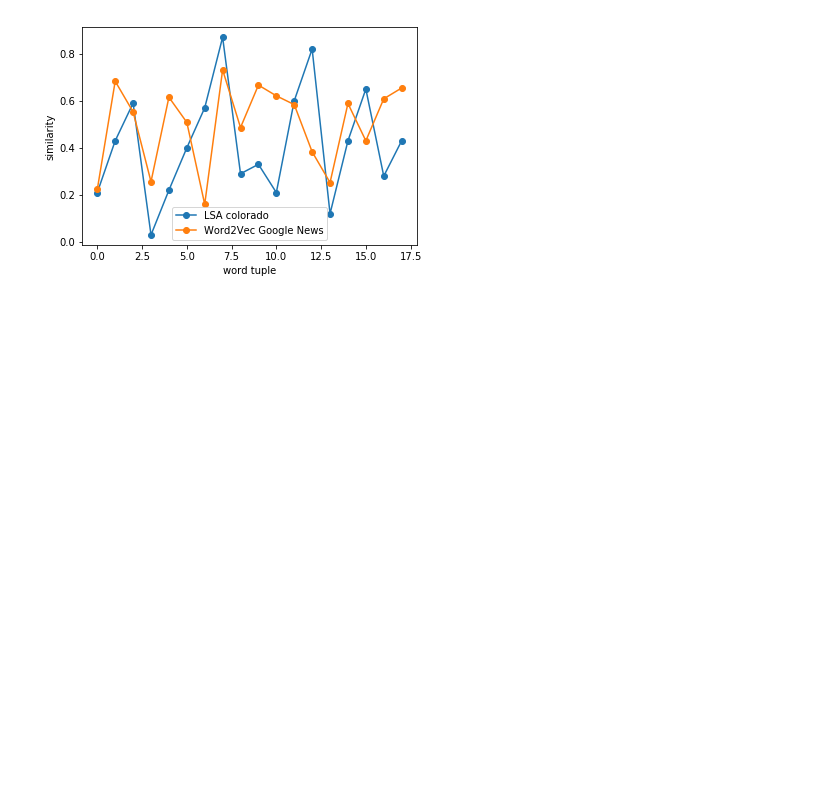
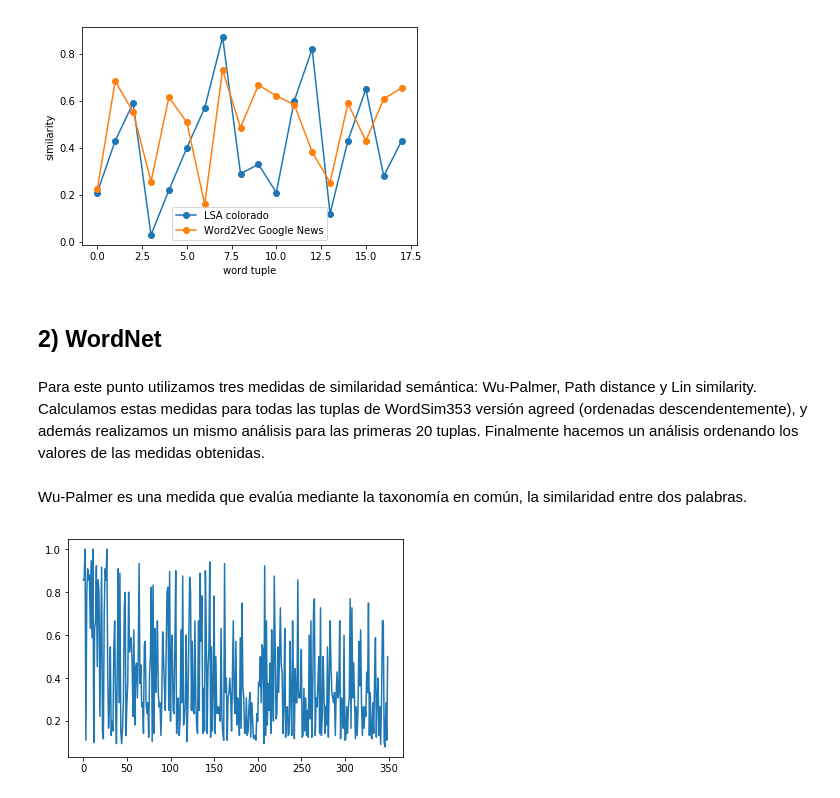
Before and after one commit to turtle-lea/ciencia-de-datos, a Jupyter notebook: tp-6/tp-6.ipynb, the cells around one changed output. Saved outputs shown, nothing was run; the diff lists cells and outputs as text; code cells hidden in the pictures; blank space fills up the shorter version.

Commit message:
Agregados comentarios para el ejercicio 4.2. Tp versión final

```diff
--- a/tp-6/tp-6.ipynb
+++ b/tp-6/tp-6.ipynb
@@ -335,3 +336,7 @@ plt.legend()
 plt.show()
 # %% [output]
 [figure]
+# %% [markdown]
+## 2) WordNet
+# %% [markdown]
+Para este punto utilizamos tres medidas de similaridad semántica: Wu-Palmer, Path distance y Lin similarity. Calculamos estas medidas para todas las tuplas de WordSim353 versión agreed (ordenadas descendentemente), y además realizamos un mismo análisis para las primeras 20 tuplas. Finalmente hacemos un análisis ordenando los valores de las medidas obtenidas.
@@ -337,0 +346,14 @@ plt.show()
+# %% [markdown]
+Wu-Palmer es una medida que evalúa mediante la taxonomía en común, la similaridad entre dos palabras.
+# %%
+similarity_wup = []
+for i in range(0,len(vec1)):
+    wordFromList1 = wn.synsets(vec1[i])
+    wordFromList2 = wn.synsets(vec2[i])
+    if wordFromList1 and wordFromList2:
+            s = wordFromList1[0].wup_similarity(wordFromList2[0])
+            similarity_wup.append(s)
+plt.plot(similarity_wup)
+plt.show()
+# %% [output]
+[figure, added]
```
Also changed, not shown: parts of 17 cells of this notebook.
